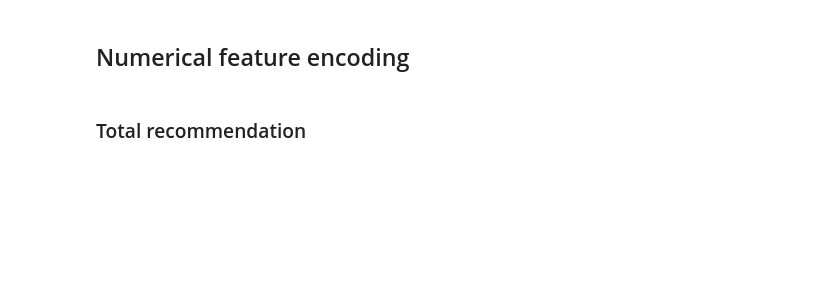
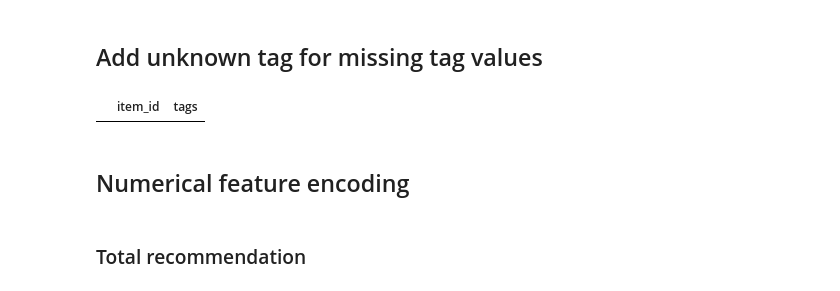
Before and after one commit to hhhieu0103/multimodal-neural-collaborative-filtering, a Jupyter notebook: notebooks/feature-engineering/metadata-feature-engineering.ipynb, the cells around one changed output. Drawn from its saved outputs; the diff is of its cells as text; code cells hidden in the pictures; blank space fills up the shorter version.

Commit message:
Handling missing values in tags Comment category features indexing cells

```diff
--- a/notebooks/feature-engineering/metadata-feature-engineering.ipynb
+++ b/notebooks/feature-engineering/metadata-feature-engineering.ipynb
@@ -12,3 +12,5 @@ df.head()
 | 2 | Fade | 1430100 | ['English'] | ['Azimyth Studios'] | ['Azimyth Studios'] | ['Single-player', 'Family Sharing'] | ['Indie', 'RPG'] | ... |
 | 3 | Clash: Artifacts of Chaos | 1430680 | ['English', 'French', 'Italian', ... | ['ACE Team'] | ['Nacon'] | ['Single-player', 'Steam Achievem... | ['Action', 'Adventure', 'Indie'] | ... |
 | 4 | Astatos | 1430970 | ['English', 'Simplified Chinese',... | ['Studio Klondike Australia'] | ['Studio Klondike'] | ['Single-player', 'Multi-player',... | ['Adventure', 'Indie', 'Strategy'... | ... |
+# %% [markdown]
+## Add unknown tag for missing tag values
@@ -14,0 +19,5 @@ df.head()
+# %%
+df_exp_tag = df.explode('tags')[['item_id', 'tags']]
+df_exp_tag[df_exp_tag['tags'].isna()]
+# %% [output]
+|  | item_id | tags |
```
Also changed, not shown: parts of 10 cells of this notebook.
